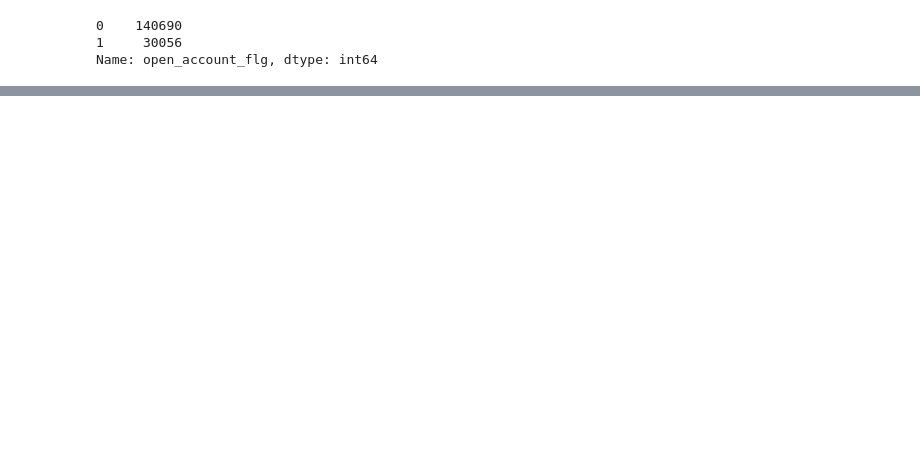
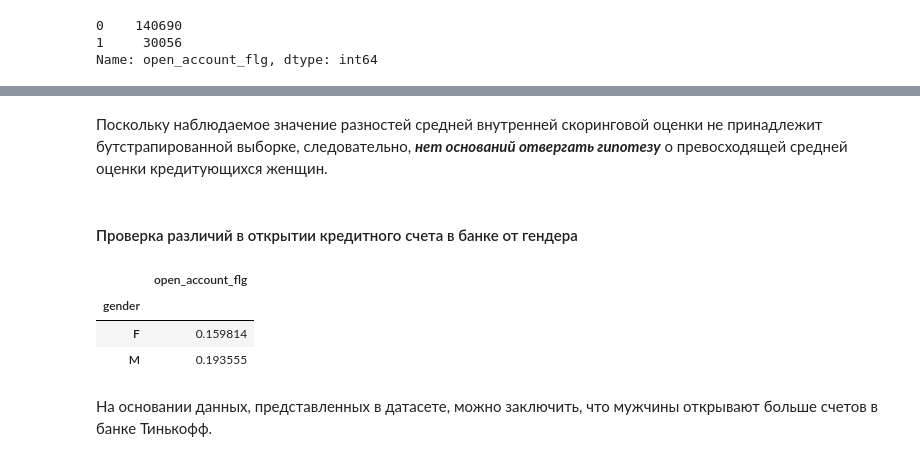
Before and after one commit to GlebsterHD/Tinkoff_DS_challenge, a Jupyter notebook: EDA.ipynb, the cells around one changed output, grey strips where cells are left out. Saved outputs shown, nothing was run; the diff lists cells and outputs as text; code cells hidden in the pictures; blank space fills up the shorter version.

```diff
--- a/EDA.ipynb
+++ b/EDA.ipynb
@@ -803,0 +817,15 @@ score_shk_bootstrap_info = bootstrap_feature('score_shk', 'gender', init_data, p
+# %% [markdown]
+Поскольку наблюдаемое значение разностей средней внутренней скоринговой оценки не принадлежит бутстрапированной выборке, следовательно, ***нет оснований отвергать гипотезу*** о превосходящей средней оценки кредитующихся женщин.
+# %% [markdown]
+#### Проверка  различий в открытии кредитного счета в банке от гендера
+# %%
+init_data['open_account_flg'] = init_data['open_account_flg'].astype('float')
+# %%
+init_data.groupby('gender').agg({'open_account_flg':np.mean})
+# %% [output]
+|  | open_account_flg |
+| gender |  |
+| F | 0.159814 |
+| M | 0.193555 |
+# %% [markdown]
+На основании данных, представленных в датасете, можно заключить, что мужчины открывают больше счетов в банке Тинькофф.
```
Also changed, not shown: parts of 39 cells of this notebook.
